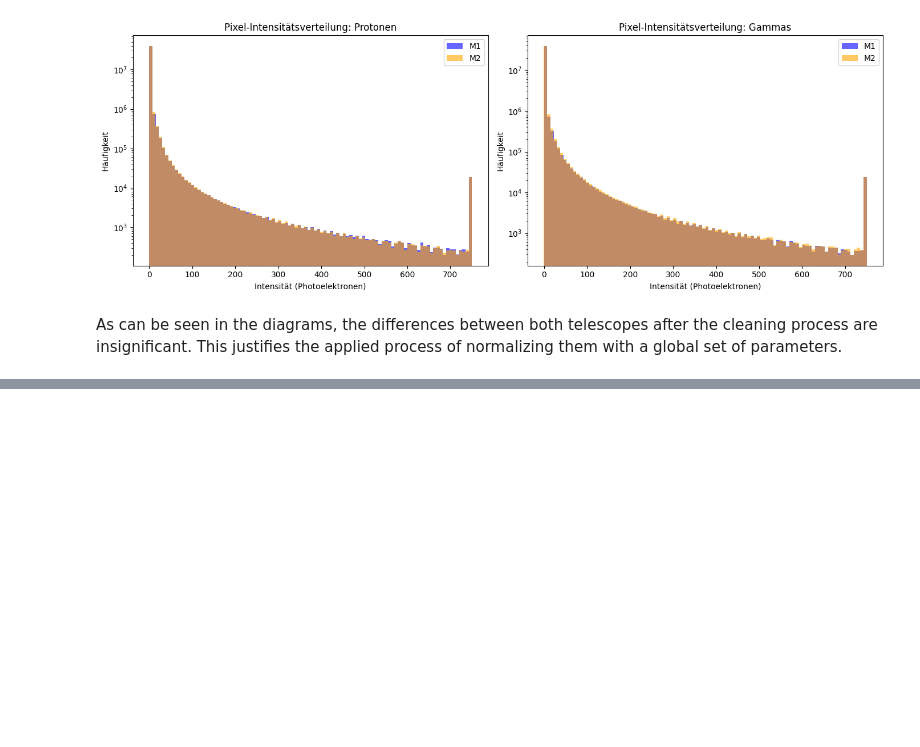
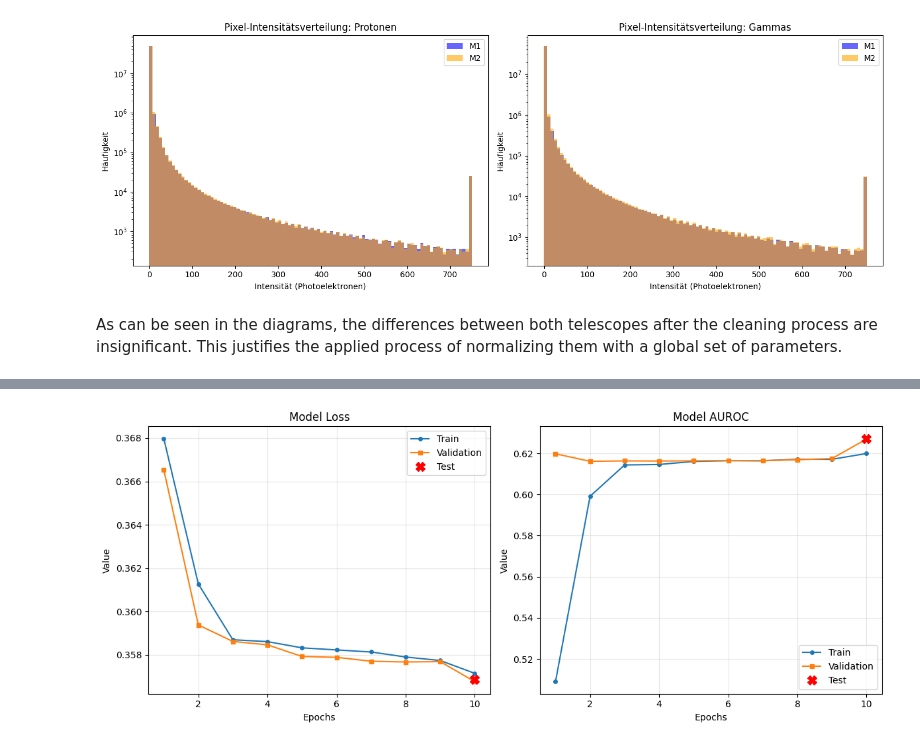
Before and after one commit to GerritErdt/machineLearning, a Jupyter notebook: Team G.ipynb, the cells around one changed output, grey strips where cells are left out. Drawn from its saved outputs; the diff is of its cells as text; code cells hidden in the pictures; blank space fills up the shorter version.

```diff
--- a/Team G.ipynb
+++ b/Team G.ipynb
@@ -81,0 +120,5 @@ As can be seen in the diagrams, the differences between both telescopes after th
+# %%
+import src.main as main_module
+
+main_module.just_train_baseline()
+# %% [output]
@@ -81,0 +144 @@ As can be seen in the diagrams, the differences between both telescopes after th
+[figure, added]
```
Also changed, not shown: parts of 7 cells of this notebook, 9 other files.
